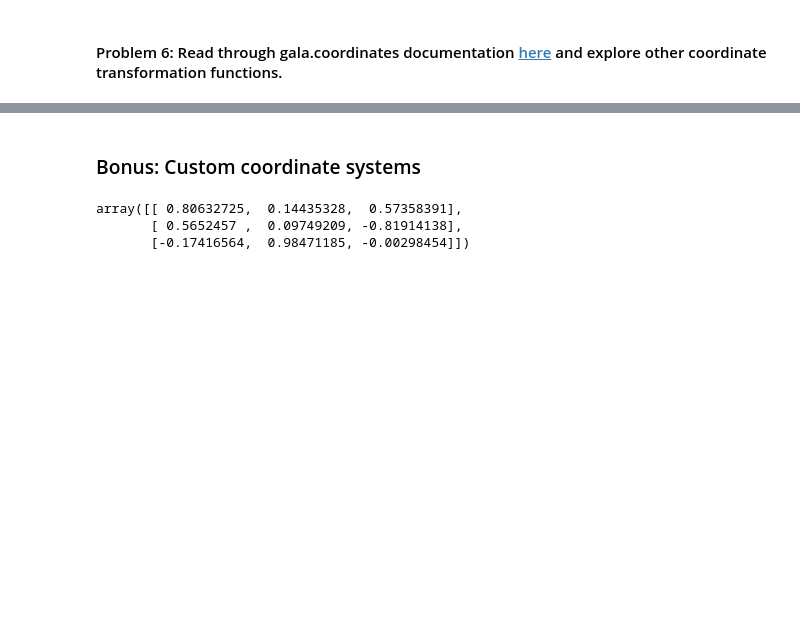
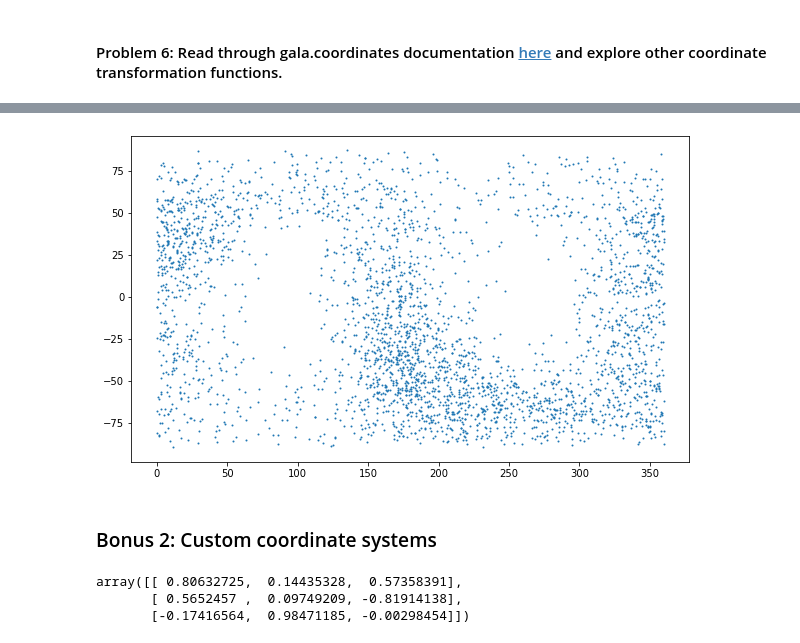
Before and after one commit to norashipp/coordinate_transformations_tutorial, a Jupyter notebook: coordinate_transformations.ipynb, the cells around one changed output, grey strips where cells are left out. Saved outputs shown, nothing was run; the diff lists cells and outputs as text; code cells hidden in the pictures; blank space fills up the shorter version.

Commit message:
add real data bonus problem

```diff
--- a/coordinate_transformations.ipynb
+++ b/coordinate_transformations.ipynb
@@ -182,0 +190,6 @@ pm_new = gc.transform_pm_cov(c, cov, coord.Galactic())
+# %%
+# Example: Download data from https://drive.google.com/file/d/1yYkPzbjnmjKa_9vM228wEbY148ncpm04/view?usp=sharing
+
+input_path = 'data/nyx_large_sample_probability.csv'
+data = pd.read_csv(input_path, usecols=['ra', 'dec', 'pmra', 'pmdec'])
+data.head()
@@ -182,0 +203,9 @@ pm_new = gc.transform_pm_cov(c, cov, coord.Galactic())
+# %%
+%matplotlib inline
+import matplotlib.pyplot as plt
+
+plt.figure(figsize=(10,6))
+plt.scatter(data['ra'], data['dec'], s=1)
+plt.show()
+# %% [output]
+[figure, added]
@@ -183,5 +219,5 @@ pm_new = gc.transform_pm_cov(c, cov, coord.Galactic())
 # %% [markdown]
-### Bonus: Custom coordinate systems
+### Bonus 2: Custom coordinate systems
 # %%
 import coord_utils
 
```
Also changed, not shown: parts of 10 cells of this notebook.
